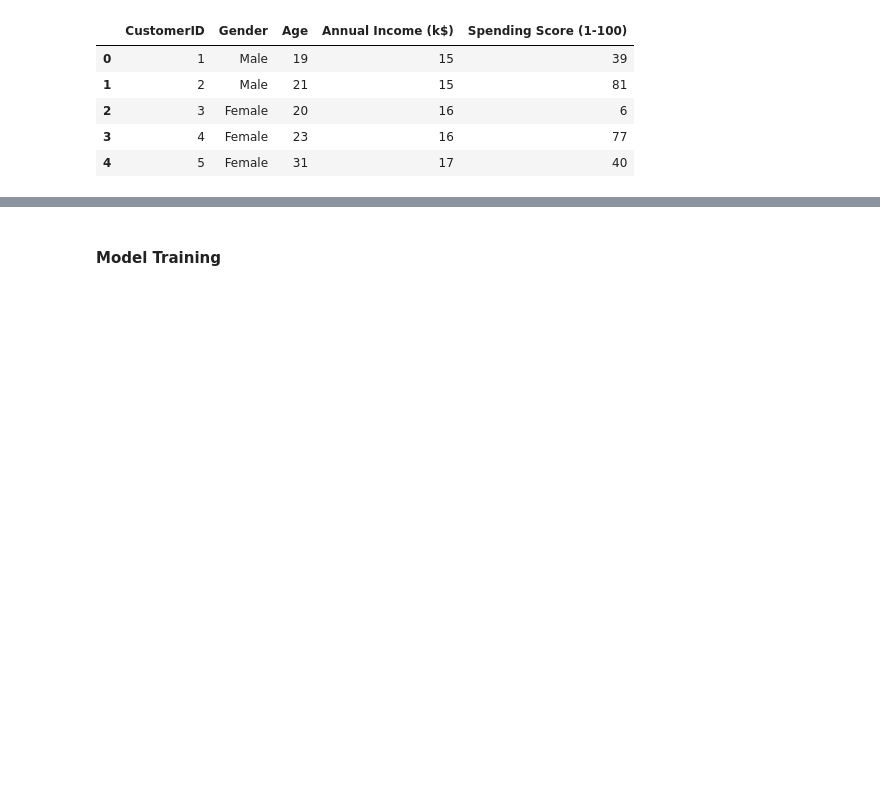
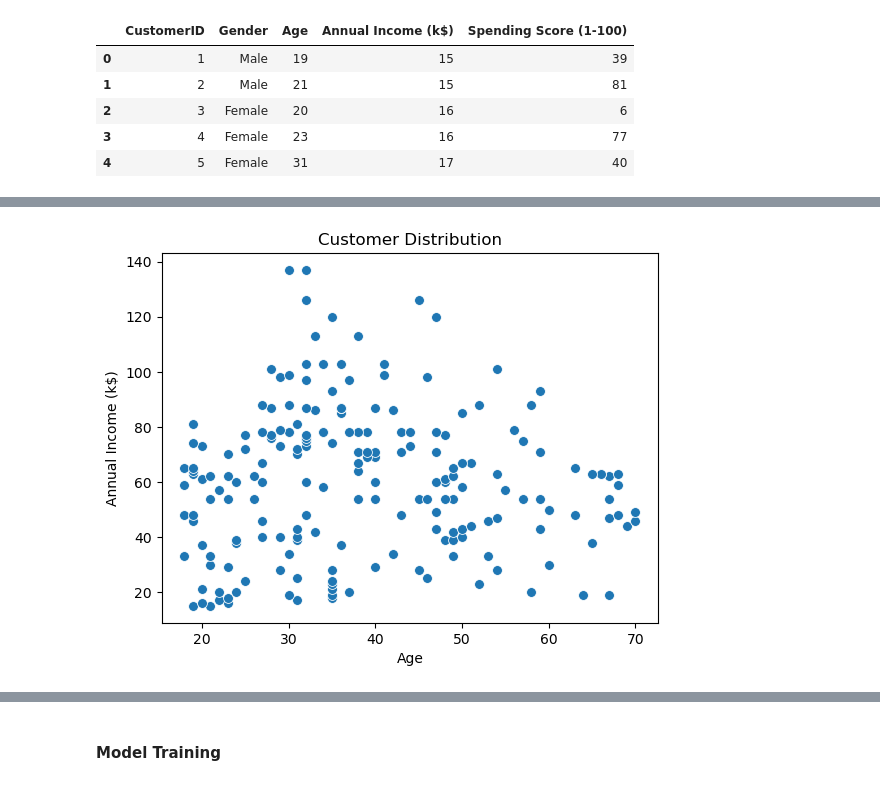
Before and after one commit to DysthymiaDemon/ICT2507C-Unsupervised-Learning, a Jupyter notebook: Hierarchical_ex1.ipynb, the cells around one changed output, grey strips where cells are left out. Drawn from its saved outputs; the diff is of its cells as text; code cells hidden in the pictures; blank space fills up the shorter version.

```diff
--- a/Hierarchical_ex1.ipynb
+++ b/Hierarchical_ex1.ipynb
@@ -40,0 +38,3 @@ df.shape
+# %%
+iloced_df = df.iloc[:,2:5]
+iloced_df
@@ -40,0 +55,10 @@ df.shape
+# %%
+sns.scatterplot(
+    x=iloced_df["Age"], y=iloced_df["Annual Income (k$)"], s=50
+)
+plt.title("Customer Distribution")
+plt.xlabel("Age")
+plt.ylabel("Annual Income (k$)")
+plt.show()
+# %% [output]
+[figure, added]
```
Also changed, not shown: parts of 17 cells of this notebook, 1 other file.
